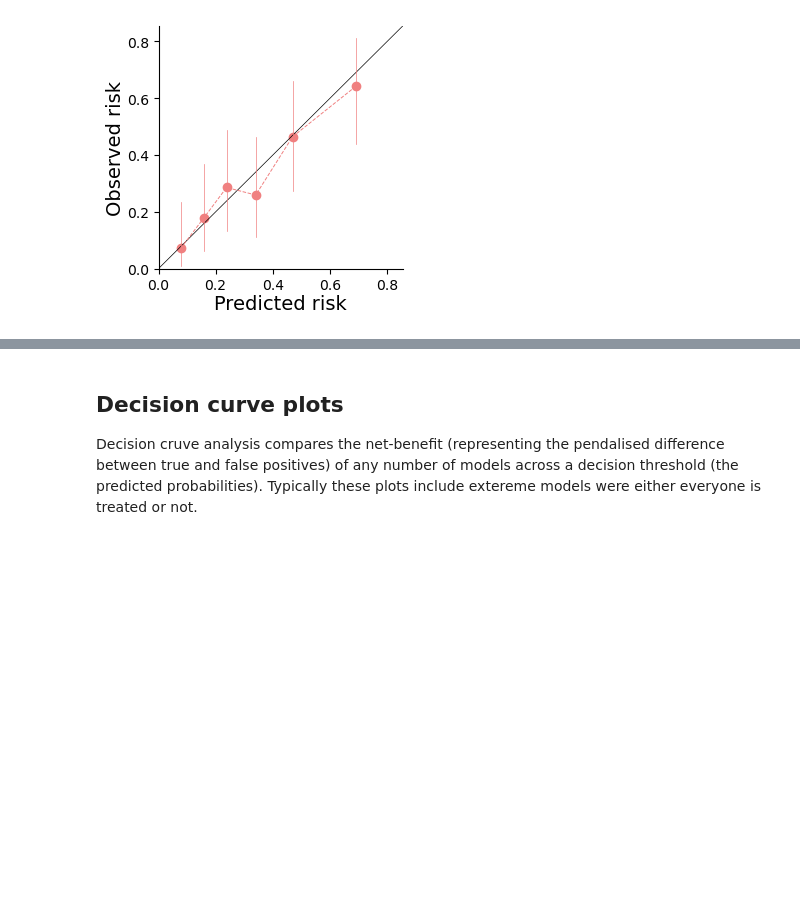
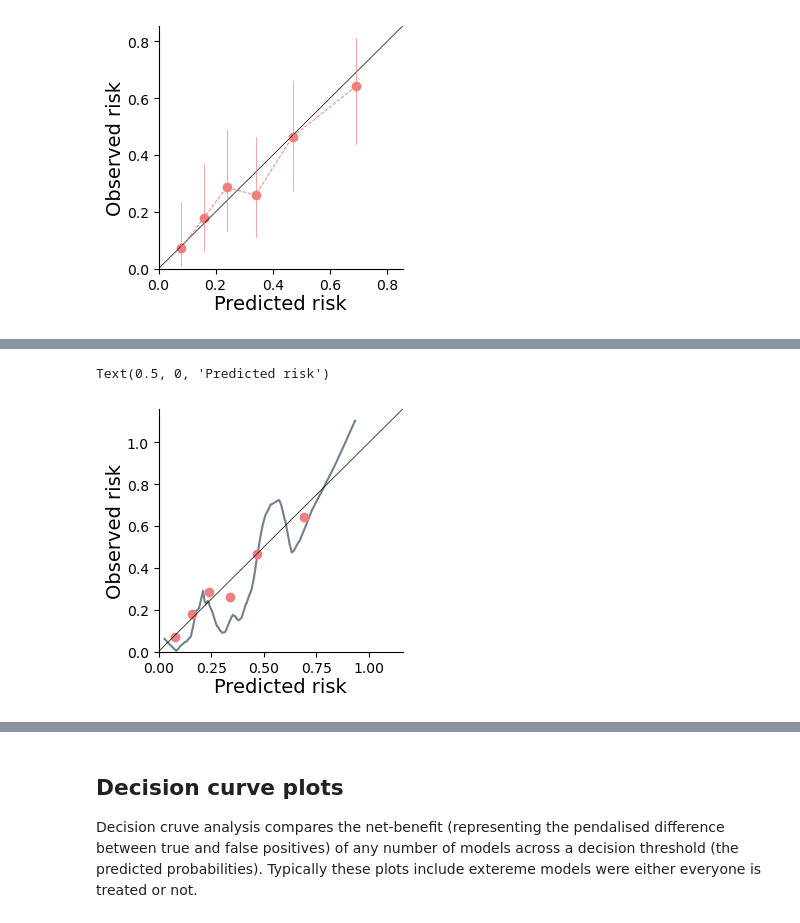
Before and after one commit to afschmidt/plot-misc, a Jupyter notebook: resources/examples/machine_learning.ipynb, the cells around one changed output, grey strips where cells are left out. Saved outputs shown, nothing was run; the diff lists cells and outputs as text; code cells hidden in the pictures; blank space fills up the shorter version.

```diff
--- a/resources/examples/machine_learning.ipynb
+++ b/resources/examples/machine_learning.ipynb
@@ -129,0 +139,17 @@ Text(0.5, 0, 'Predicted risk')
+# %%
+# calibration plots with an additional curve
+curves_dict = {'model1': [examples.load_calibration_data().to_numpy(), lowess, {"return_sorted":False, 'it':2,"frac": 1/5,}, {'linestyle': '-', 'c':'slategrey', 'linewidth':1.5, 'zorder':0}, ]}
+
+# make figure
+fig, ax = plt.subplots(1, figsize=(8*CMTOINCH, 8*CMTOINCH))
+
+# make plot
+_, ax, _ = ml.calibration(data, predicted='average_predict_risk', observed='average_observed_risk',
+                       line_linestyle=' ', curves=curves_dict, ax=ax)
+
+# labels
+ax.set_ylabel(Y_LAB, fontsize=LAB_SIZE, labelpad=LAB_PAD)
+ax.set_xlabel(X_LAB, fontsize=LAB_SIZE, labelpad=LAB_PAD)
+# %% [output]
+Text(0.5, 0, 'Predicted risk')
+[figure, added]
```
Also changed, not shown: parts of 10 cells of this notebook, 1 other file.
